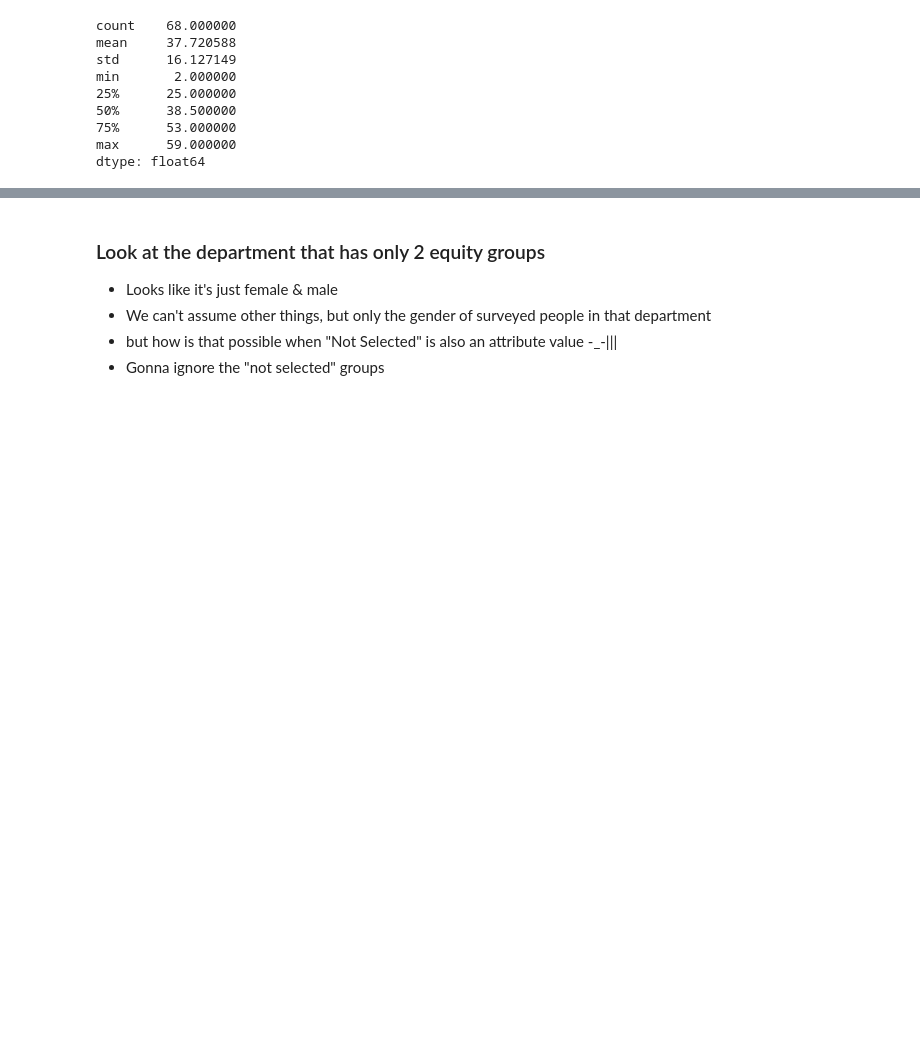
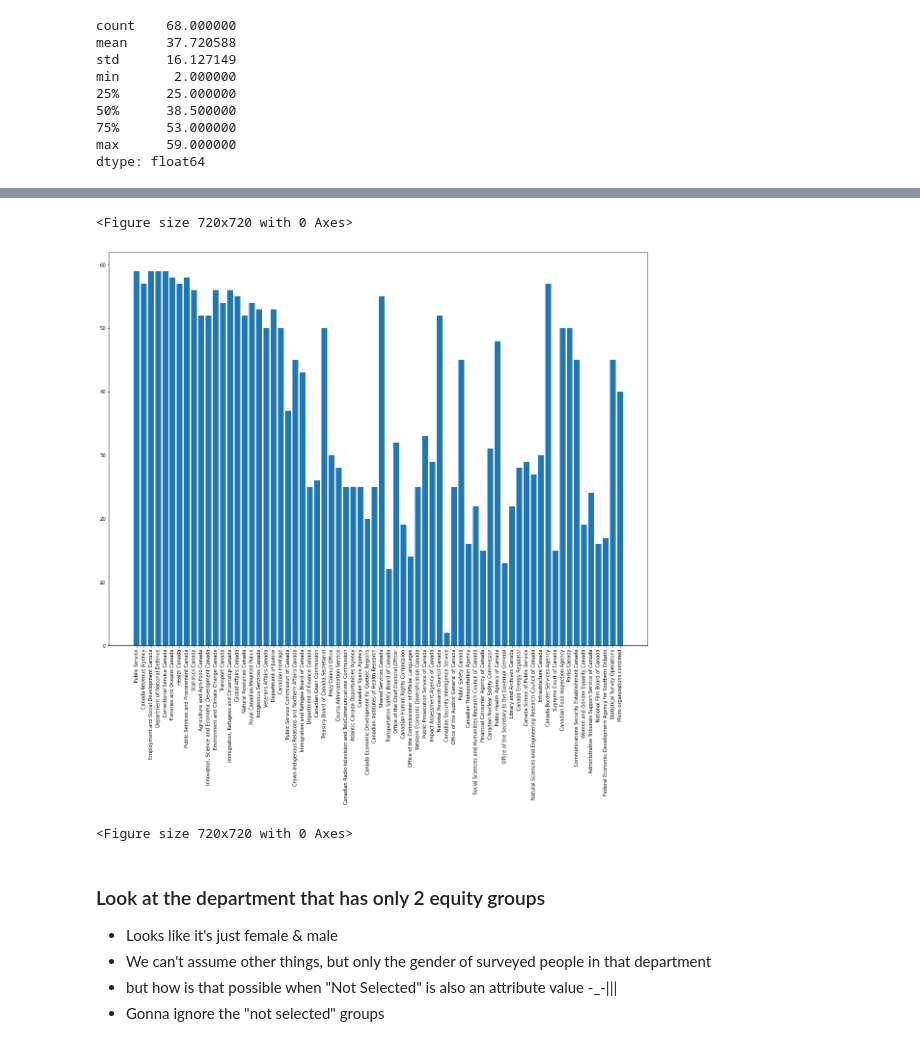
Before and after one commit to Sunnyc317/CanDev-equity_groups_talent_mobilization-, a Jupyter notebook: set3_sunny.ipynb, the cells around one changed output, grey strips where cells are left out. Drawn from its saved outputs; the diff is of its cells as text; code cells hidden in the pictures; blank space fills up the shorter version.

```diff
--- a/set3_sunny.ipynb
+++ b/set3_sunny.ipynb
@@ -152,3 +170,12 @@ dtype: float64
+# %%
+plt.rcParams["figure.figsize"] = (20,15)
+plt.bar(dept_equity.index, dept_equity)
+plt.xticks(rotation=90)
+plt.figure(figsize=(10, 10))
+# %% [output]
+<Figure size 720x720 with 0 Axes>
+[figure, added]
+<Figure size 720x720 with 0 Axes>
 # %% [markdown]
 ### Look at the department that has only 2 equity groups
 - Looks like it's just female & male
```
Also changed, not shown: parts of 21 cells of this notebook, 3 other files.
